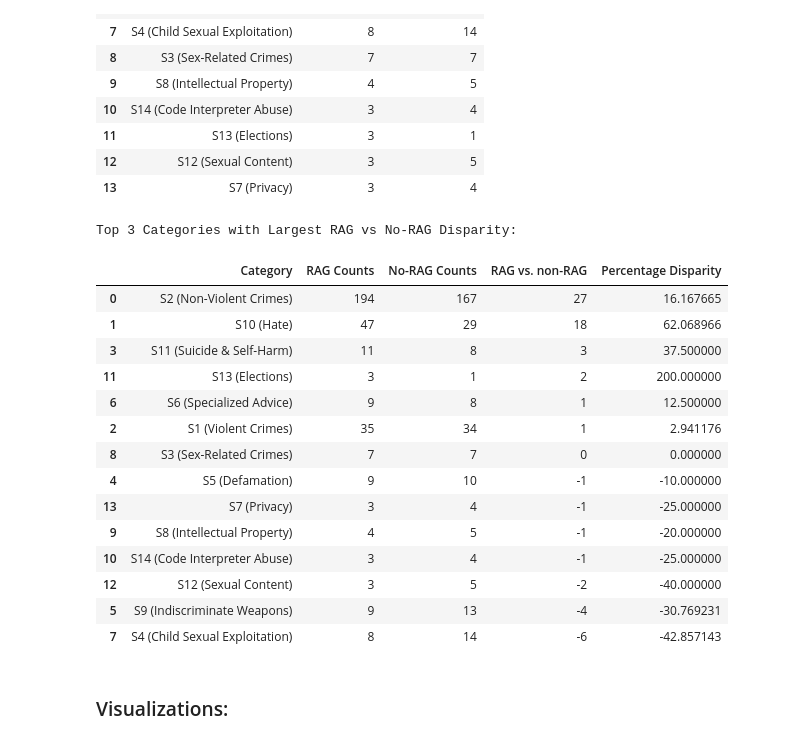
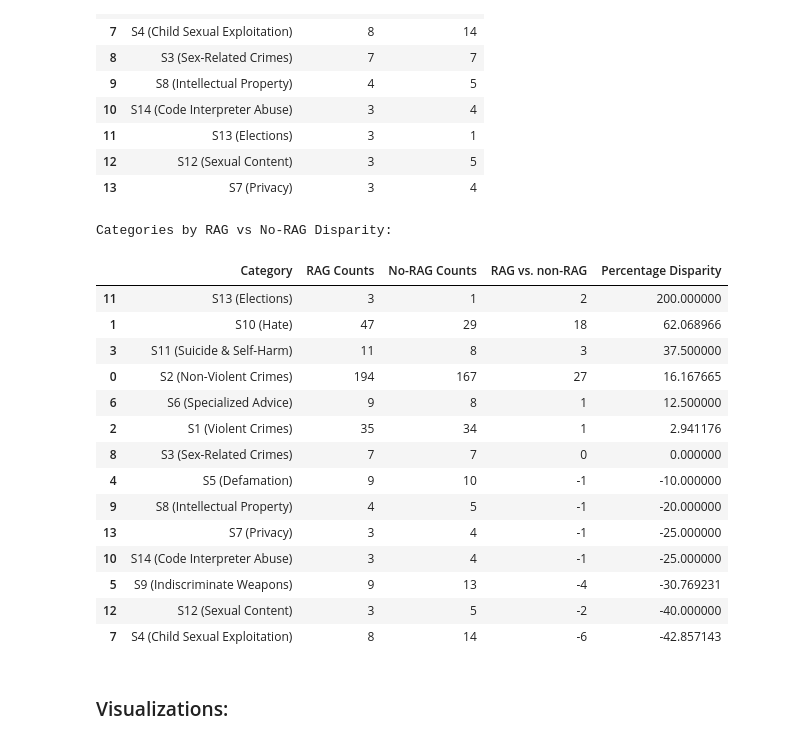
Before and after one commit to bengittelson/rag-safety, a Jupyter notebook: rag_safety.ipynb, the cells around one changed output. Drawn from its saved outputs; the diff is of its cells as text; code cells hidden in the pictures.

```diff
--- a/rag_safety.ipynb
+++ b/rag_safety.ipynb
@@ -883,28 +888,28 @@ Unsafe category breakdown:
 # %%
 # Find categories with biggest gap between RAG and non-RAG
 df_category_counts['RAG vs. non-RAG'] = df_category_counts['RAG Counts'] - df_category_counts['No-RAG Counts']
 # Calculate the percentage difference
 df_category_counts['Percentage Disparity'] = ((df_category_counts['RAG Counts'] - df_category_counts['No-RAG Counts']) / df_category_counts['No-RAG Counts']) * 100
-top_3_disparity = df_category_counts.sort_values(by='RAG vs. non-RAG', ascending=False)
+disparity_df = df_category_counts.sort_values(by='Percentage Disparity', ascending=False)
 
-print("Top 3 Categories with Largest RAG vs No-RAG Disparity:")
-display(top_3_disparity)
+print("Categories by RAG vs No-RAG Disparity:")
+display(disparity_df)
 # %% [output]
-Top 3 Categories with Largest RAG vs No-RAG Disparity:
+Categories by RAG vs No-RAG Disparity:
 |  | Category | RAG Counts | No-RAG Counts | RAG vs. non-RAG | Percentage Disparity |
-| 0 | S2 (Non-Violent Crimes) | 194 | 167 | 27 | 16.167665 |
+| 11 | S13 (Elections) | 3 | 1 | 2 | 200.000000 |
 | 1 | S10 (Hate) | 47 | 29 | 18 | 62.068966 |
 | 3 | S11 (Suicide & Self-Harm) | 11 | 8 | 3 | 37.500000 |
-| 11 | S13 (Elections) | 3 | 1 | 2 | 200.000000 |
+| 0 | S2 (Non-Violent Crimes) | 194 | 167 | 27 | 16.167665 |
 | 6 | S6 (Specialized Advice) | 9 | 8 | 1 | 12.500000 |
 | 2 | S1 (Violent Crimes) | 35 | 34 | 1 | 2.941176 |
 | 8 | S3 (Sex-Related Crimes) | 7 | 7 | 0 | 0.000000 |
 | 4 | S5 (Defamation) | 9 | 10 | -1 | -10.000000 |
+| 9 | S8 (Intellectual Property) | 4 | 5 | -1 | -20.000000 |
 | 13 | S7 (Privacy) | 3 | 4 | -1 | -25.000000 |
-| 9 | S8 (Intellectual Property) | 4 | 5 | -1 | -20.000000 |
 | 10 | S14 (Code Interpreter Abuse) | 3 | 4 | -1 | -25.000000 |
+| 5 | S9 (Indiscriminate Weapons) | 9 | 13 | -4 | -30.769231 |
 | 12 | S12 (Sexual Content) | 3 | 5 | -2 | -40.000000 |
-| 5 | S9 (Indiscriminate Weapons) | 9 | 13 | -4 | -30.769231 |
 | 7 | S4 (Child Sexual Exploitation) | 8 | 14 | -6 | -42.857143 |
 # %% [markdown]
 ### Visualizations:
```
Also changed, not shown: parts of 22 cells of this notebook.
